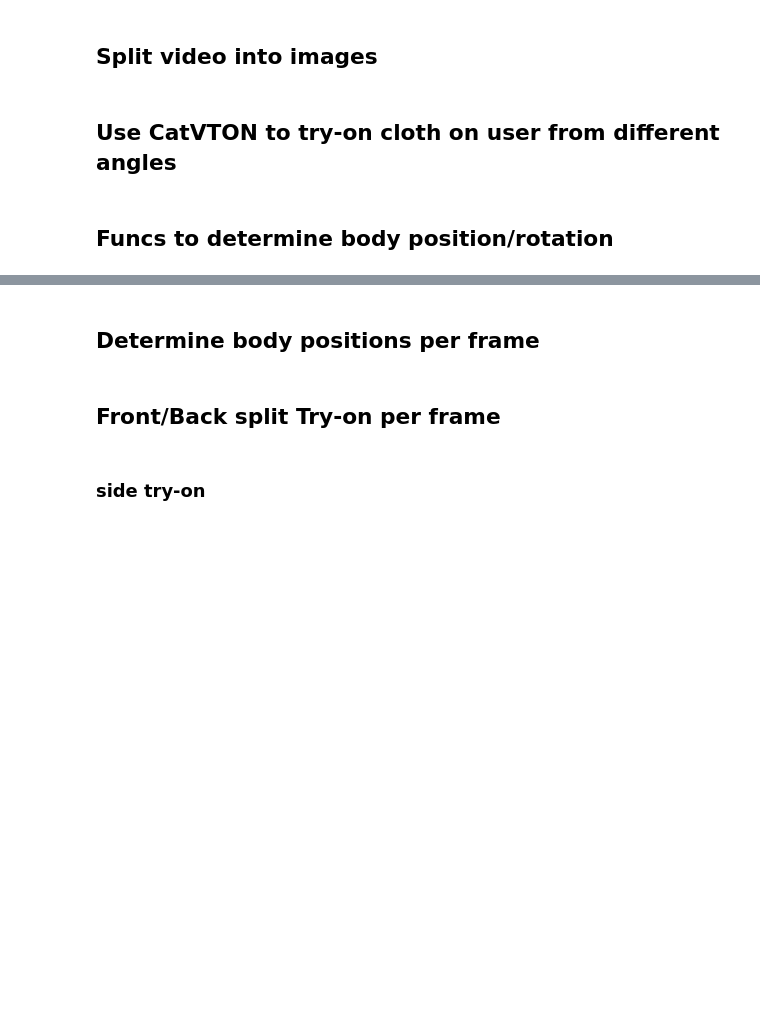
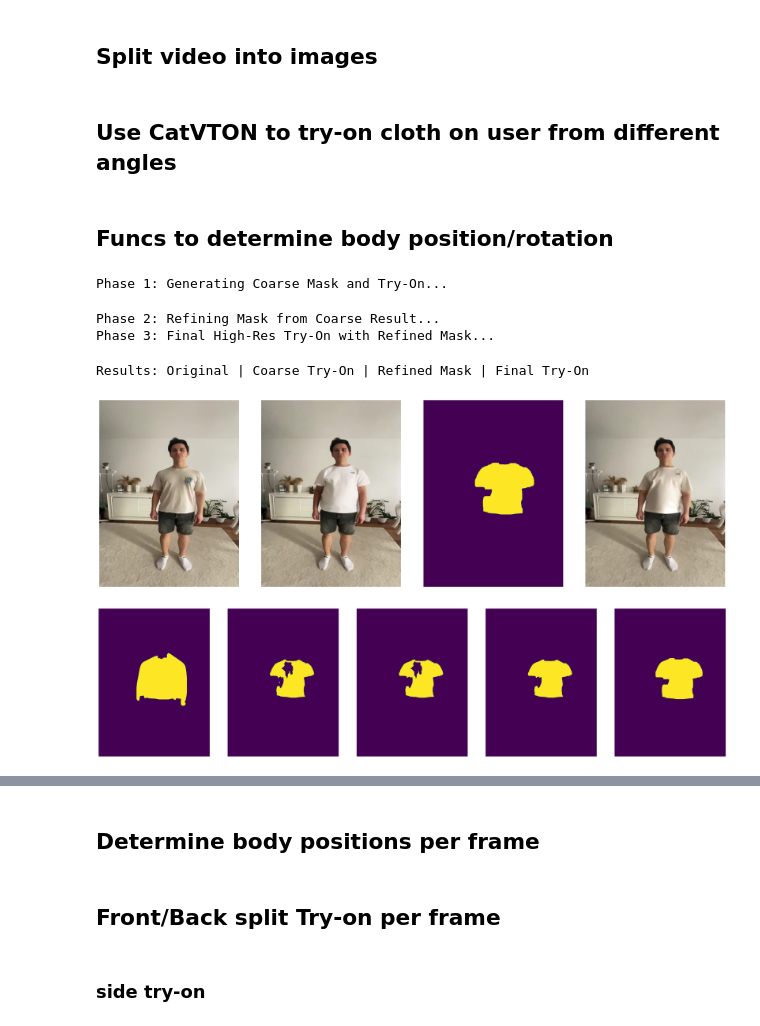
Before and after one commit to Eikthyrnir/CatVTON_3DGS, a Jupyter notebook: CatVTON_sandbox.ipynb, the cells around one changed output, grey strips where cells are left out. Drawn from its saved outputs; the diff is of its cells as text; code cells hidden in the pictures; blank space fills up the shorter version.

```diff
--- a/CatVTON_sandbox.ipynb
+++ b/CatVTON_sandbox.ipynb
@@ -140,9 +140,13 @@ def show_multiple_images(images):
     n_images = len(images)
     fig, axs = plt.subplots(1, n_images, figsize=(5 * n_images, 6))
 
-    for i in range(n_images):
-        axs[i].imshow(images[i])
-        axs[i].axis('off')
+    if n_images == 1:
+        axs.imshow(images[0])
+        axs.axis('off')
+    else:
+        for i in range(n_images):
+            axs[i].imshow(images[i])
+            axs[i].axis('off')
 
     plt.tight_layout()
     plt.show()
@@ -543,13 +547,28 @@ def two_phase_tryon(person_img, garment_img, automasker, pipeline, coarse_steps=
         generator=generator
     )[0]
 
-    return coarse_result, refined_mask, final_result, fine_mask_result
+    # Return all intermediate masks and final results
+    return coarse_result, refined_mask, final_result, fine_mask_result, [
+        coarse_mask,
+        Image.fromarray(upper_clothes_mask).convert("L"),
+        Image.fromarray(cleaned_mask).convert("L"),
+        Image.fromarray(filled_mask).convert("L"),
+        Image.fromarray(refined_mask_np).convert("L")
+    ]
 # %%
 # Run the two-phase pipeline
-coarse_res, refined_mask, final_res, fine_mask_result = two_phase_tryon(front_person_img, front_garment_image, automasker, pipeline)
+coarse_res, refined_mask, final_res, fine_mask_result, masks_refinement_steps = two_phase_tryon(front_person_img, front_garment_image, automasker, pipeline)
 
 # Show results
 print("Results: Original | Coarse Try-On | Refined Mask | Final Try-On")
 show_multiple_images((front_person_img, coarse_res, refined_mask, final_res))
+show_multiple_images(masks_refinement_steps)
+# %% [output]
+Phase 1: Generating Coarse Mask and Try-On...
+Phase 2: Refining Mask from Coarse Result...
+Phase 3: Final High-Res Try-On with Refined Mask...
+Results: Original | Coarse Try-On | Refined Mask | Final Try-On
+[figure, added]
+[figure, added]
 # %%
 fine_mask_result
```
Also changed, not shown: parts of 4 cells of this notebook.
